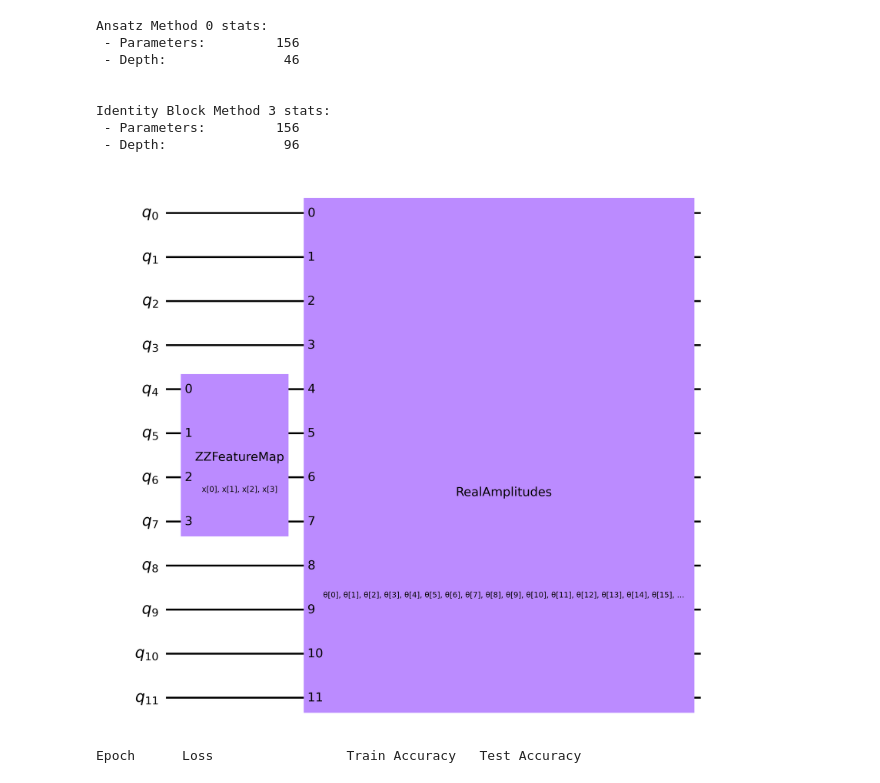
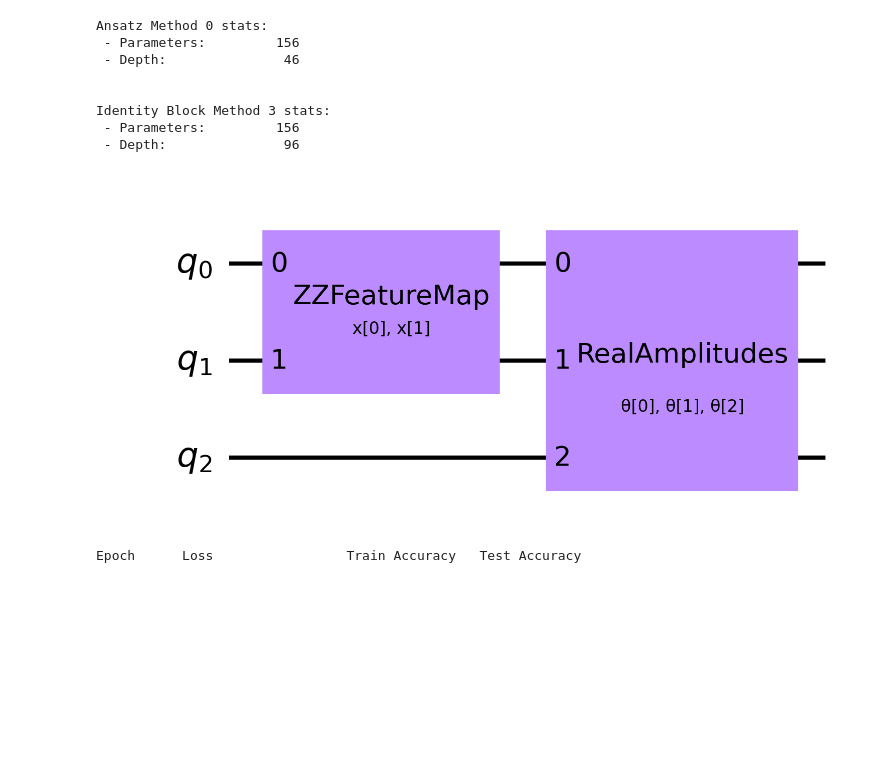
Before and after one commit to NNCT2904/VQA-Notes-v2, a Jupyter notebook: playground.ipynb, the cells around one changed output. Cells and saved outputs as stored; diff of their text form; code cells hidden in the pictures; blank space fills up the shorter version.

```diff
--- a/playground.ipynb
+++ b/playground.ipynb
@@ -206,13 +198,17 @@ Identity Block Method 3 stats:
  - Parameters:         156
  - Depth:               96
 # %%
-feature_map = featureMapGenerator(FEATURE_DIM)
-ansatz = AnsatzGenerator(MAX_QUBITS, MAX_REPS, ENTANGLEMENT)
+feature_map = featureMapGenerator(2)
+ansatz = AnsatzGenerator(num_qubits=3, reps=0, entanglement=ENTANGLEMENT)
 
 experimental_qc = circuitBuilder(feature_map, ansatz, 'middle')
+
+
+len(experimental_qc.parameters) # 12
+
 experimental_qc.draw('mpl')
 # %% [output]
-[figure, old version]
+[figure, new version]
 # %%
 def LLMinimizePrimitives(circuit: QuantumCircuit, optimiser:optimizers, estimator: Estimator):
     operator = SparsePauliOp.from_list([('I' * (circuit.num_qubits - 2)+'Z'*2, 1)])
```
Also changed, not shown: parts of 1 cell of this notebook, 26 other files.
